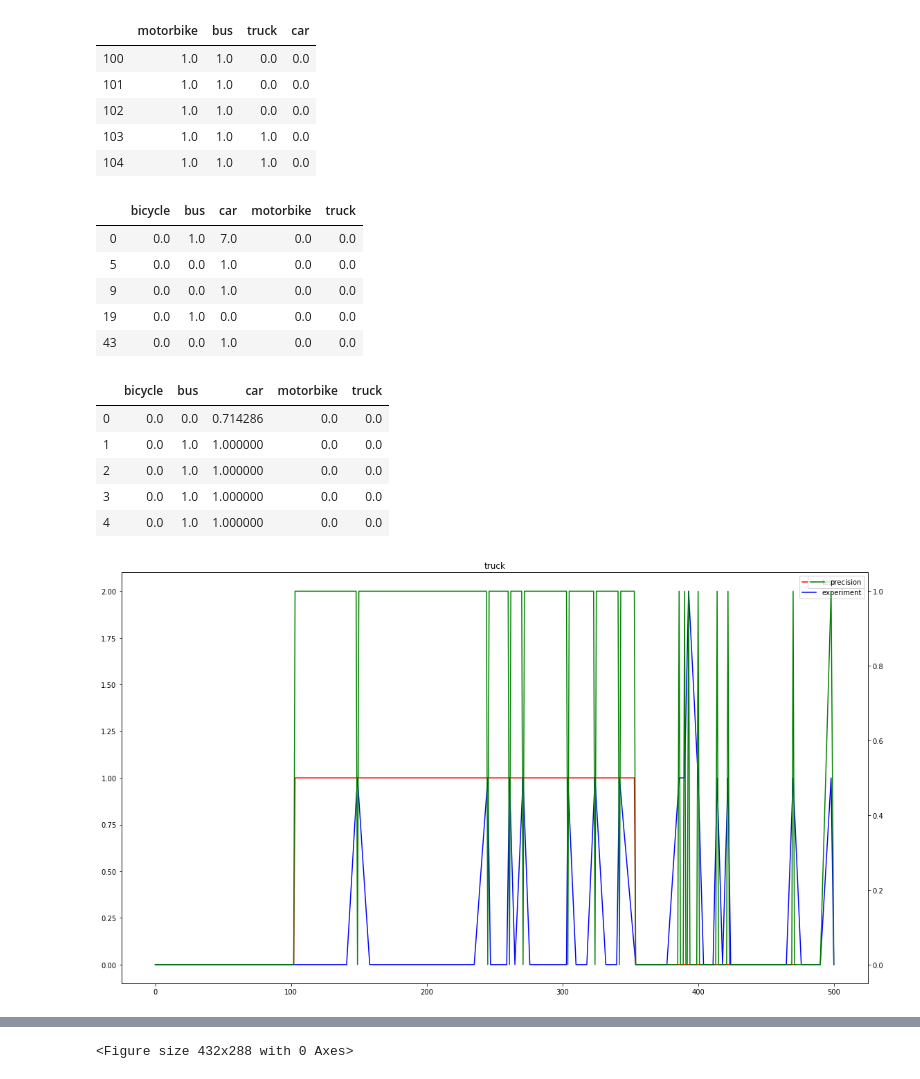
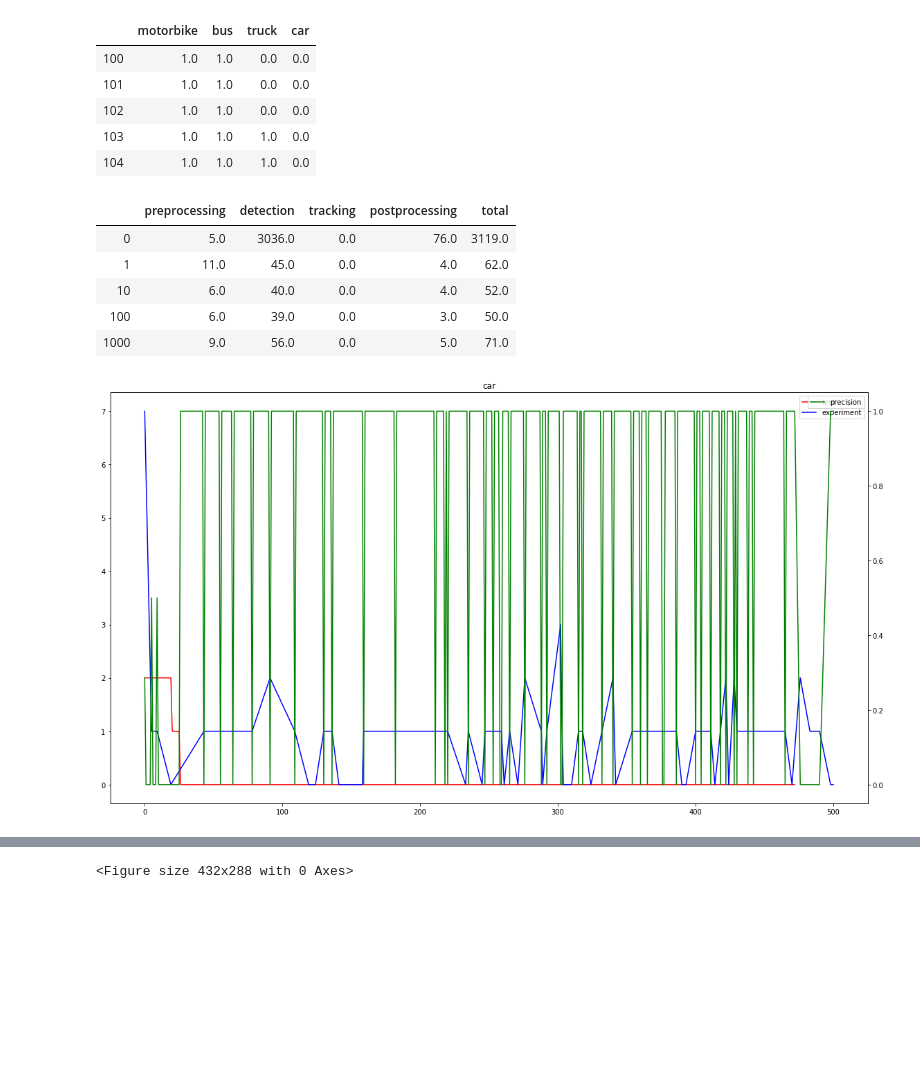
Before and after one commit to vvc-unal/vvc, a Jupyter notebook: notebooks/Results.ipynb, the cells around one changed output, grey strips where cells are left out. Saved outputs shown, nothing was run; the diff lists cells and outputs as text; code cells hidden in the pictures; blank space fills up the shorter version.

```diff
--- a/notebooks/Results.ipynb
+++ b/notebooks/Results.ipynb
@@ -182,14 +182,14 @@ def vvc_to_df(json_file):
 
 experiment, times = vvc_to_df(experiment_file)
 
-experiment.iloc[:].head()
+times.iloc[:].head()
 # %% [output]
-|  | bicycle | bus | car | motorbike | truck |
-| 0 | 0.0 | 1.0 | 7.0 | 0.0 | 0.0 |
-| 5 | 0.0 | 0.0 | 1.0 | 0.0 | 0.0 |
-| 9 | 0.0 | 0.0 | 1.0 | 0.0 | 0.0 |
-| 19 | 0.0 | 1.0 | 0.0 | 0.0 | 0.0 |
-| 43 | 0.0 | 0.0 | 1.0 | 0.0 | 0.0 |
+|  | preprocessing | detection | tracking | postprocessing | total |
+| 0 | 5.0 | 3036.0 | 0.0 | 76.0 | 3119.0 |
+| 1 | 11.0 | 45.0 | 0.0 | 4.0 | 62.0 |
+| 10 | 6.0 | 40.0 | 0.0 | 4.0 | 52.0 |
+| 100 | 6.0 | 39.0 | 0.0 | 3.0 | 50.0 |
+| 1000 | 9.0 | 56.0 | 0.0 | 5.0 | 71.0 |
 # %%
 def calc_precision(test, experiment):
 
@@ -202,44 +202,41 @@ def calc_precision(test, experiment):
 
     error[max_combined == 0] = 1
 
-    precision = 1 - error
+    precision = error
     precision.sort_index(inplace=True, kind='mergesort')
 
     return precision
 # %%
 precision = calc_precision(test, experiment)
 
-vehicle = 'truck'
+def plot_precision(vehicle='car', max_index=500):
 
-max_index = 500
+    sub_test = test.loc[test.index <= max_index, vehicle]
+    sub_predicted = experiment.loc[experiment.index <= max_index, vehicle]
+    sub_precision = precision.loc[precision.index <= max_index, vehicle]
 
-fig, ax = plt.subplots(figsize=(16, 9))
+    fig, ax = plt.subplots(figsize=(16, 9))
 
-plt.title(vehicle)
+    plt.title(vehicle)
 
-ax.plot(test.loc[test.index <= max_index].index, test[vehicle].loc[test.index <= max_index], label='test', color='r')
+    ax.plot(sub_test.index, sub_test, label='test', color='r')
 
-ax.plot(experiment.loc[experiment.index <= max_index].index, experiment[vehicle].loc[experiment.index <= max_index], label='experiment', color='b')
+    ax.plot(sub_predicted.index, sub_predicted, label='experiment', color='b')
 
-ax2 = ax.twinx()
+    ax2 = ax.twinx()
 
-ax2.plot(precision.loc[precision.index <= max_index].index, precision[vehicle].loc[precision.index <= max_index], label='precision', color='g')
+    ax2.plot(sub_precision.index, sub_precision, label='precision', color='g')
 
-ax.legend()
+    ax.legend()
 
-ax2.legend()
+    ax2.legend()
 
-plt.tight_layout()
+    plt.tight_layout()
 
-precision.head()
+
+plot_precision()
 # %% [output]
-|  | bicycle | bus | car | motorbike | truck |
-| 0 | 0.0 | 0.0 | 0.714286 | 0.0 | 0.0 |
-| 1 | 0.0 | 1.0 | 1.000000 | 0.0 | 0.0 |
-| 2 | 0.0 | 1.0 | 1.000000 | 0.0 | 0.0 |
-| 3 | 0.0 | 1.0 | 1.000000 | 0.0 | 0.0 |
-| 4 | 0.0 | 1.0 | 1.000000 | 0.0 | 0.0 |
-[figure, old version]
+[figure, new version]
 # %%
 test = counts_cvat_to_df(test_file)
 
```
Also changed, not shown: parts of 1 cell of this notebook, 5 other files.
